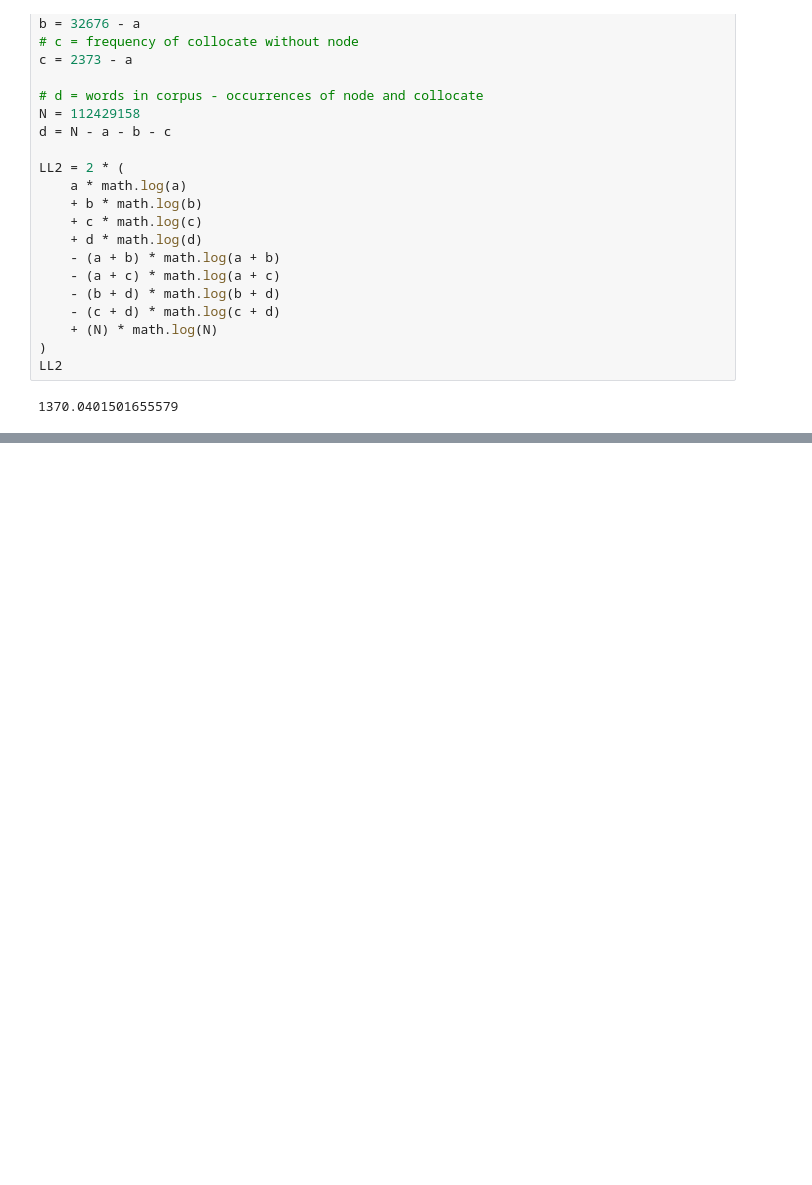
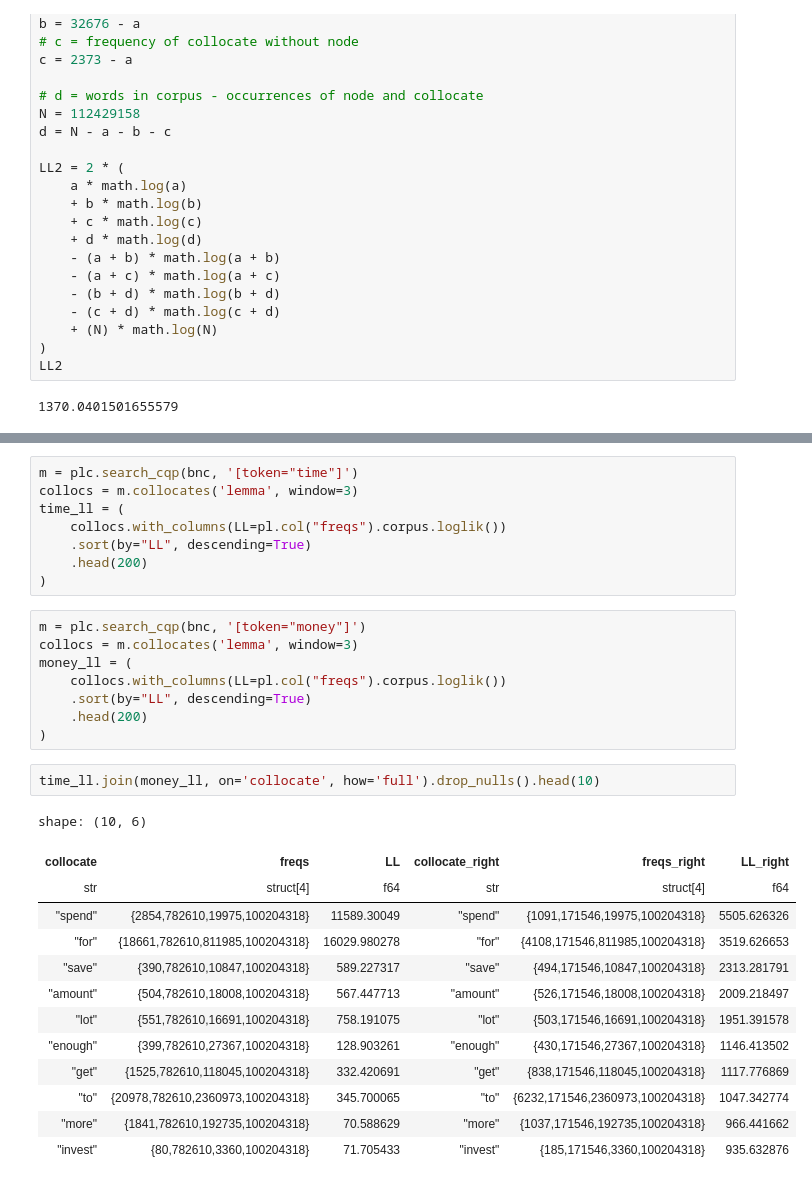
Before and after one commit to rmalouf/polars_corpus, a Jupyter notebook: examples/collocation.ipynb, the cells around one changed output, grey strips where cells are left out. Saved outputs shown, nothing was run; the diff lists cells and outputs as text; blank space fills up the shorter version.

Commit message:
Try the concordance and collocates defaults in the collocation notebook

```diff
--- a/examples/collocation.ipynb
+++ b/examples/collocation.ipynb
@@ -80,0 +190,32 @@ LL2
+# %%
+m = plc.search_cqp(bnc, '[token="time"]')
+collocs = m.collocates('lemma', window=3)
+time_ll = (
+    collocs.with_columns(LL=pl.col("freqs").corpus.loglik())
+    .sort(by="LL", descending=True)
+    .head(200)
+)
+# %%
+m = plc.search_cqp(bnc, '[token="money"]')
+collocs = m.collocates('lemma', window=3)
+money_ll = (
+    collocs.with_columns(LL=pl.col("freqs").corpus.loglik())
+    .sort(by="LL", descending=True)
+    .head(200)
+)
+# %%
+time_ll.join(money_ll, on='collocate', how='full').drop_nulls().head(10)
+# %% [output]
+shape: (10, 6)
+| collocate | freqs | LL | collocate_right | freqs_right | LL_right |
+| str | struct[4] | f64 | str | struct[4] | f64 |
+| "spend" | {2854,782610,19975,100204318} | 11589.30049 | "spend" | {1091,171546,19975,100204318} | 5505.626326 |
+| "for" | {18661,782610,811985,100204318} | 16029.980278 | "for" | {4108,171546,811985,100204318} | 3519.626653 |
+| "save" | {390,782610,10847,100204318} | 589.227317 | "save" | {494,171546,10847,100204318} | 2313.281791 |
+| "amount" | {504,782610,18008,100204318} | 567.447713 | "amount" | {526,171546,18008,100204318} | 2009.218497 |
+| "lot" | {551,782610,16691,100204318} | 758.191075 | "lot" | {503,171546,16691,100204318} | 1951.391578 |
+| "enough" | {399,782610,27367,100204318} | 128.903261 | "enough" | {430,171546,27367,100204318} | 1146.413502 |
+| "get" | {1525,782610,118045,100204318} | 332.420691 | "get" | {838,171546,118045,100204318} | 1117.776869 |
+| "to" | {20978,782610,2360973,100204318} | 345.700065 | "to" | {6232,171546,2360973,100204318} | 1047.342774 |
+| "more" | {1841,782610,192735,100204318} | 70.588629 | "more" | {1037,171546,192735,100204318} | 966.441662 |
+| "invest" | {80,782610,3360,100204318} | 71.705433 | "invest" | {185,171546,3360,100204318} | 935.632876 |
```
Also changed, not shown: parts of 10 cells of this notebook.
